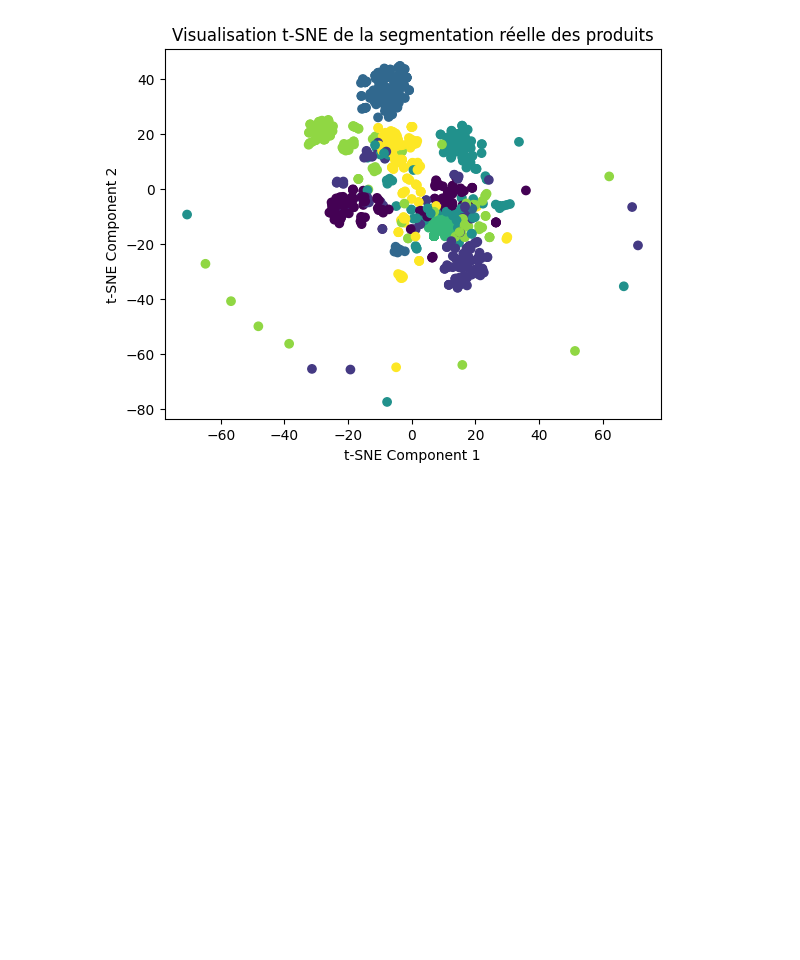
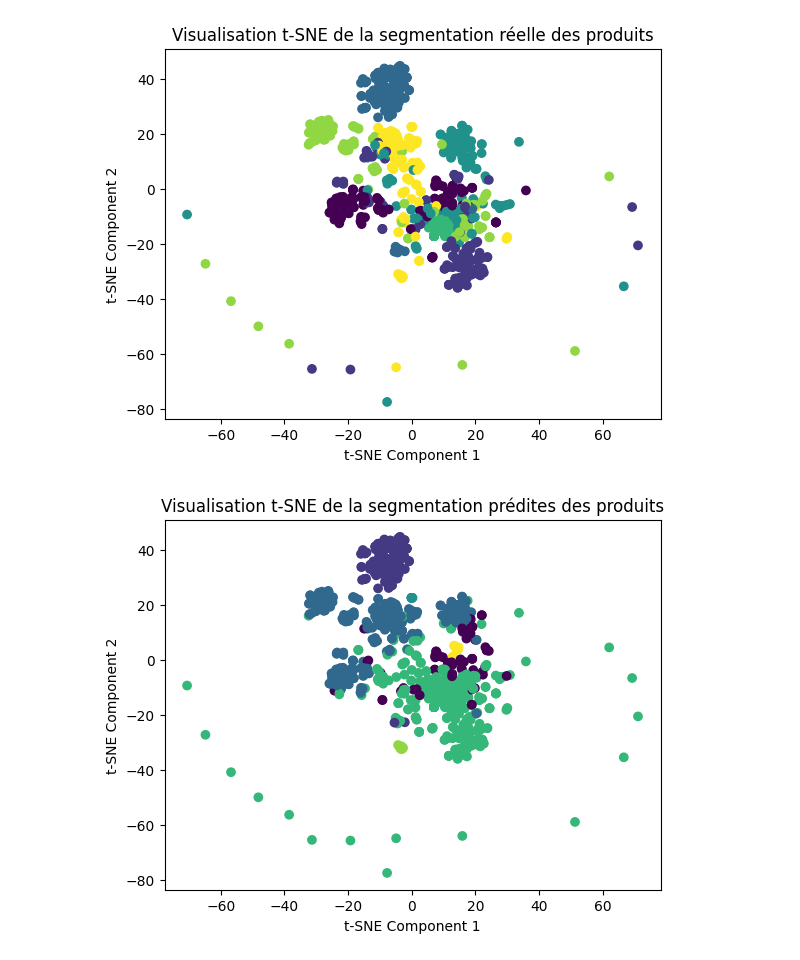
Before and after one commit to HaDock404/AutomatedClassification, a Jupyter notebook: Backup/2.bag_of_words.ipynb, the cells around one changed output. Drawn from its saved outputs; the diff is of its cells as text; code cells hidden in the pictures; blank space fills up the shorter version.

Commit message:
test tsne

```diff
--- a/Notebook/2.bag_of_words.ipynb
+++ b/Backup/2.bag_of_words.ipynb
@@ -144,16 +144,6 @@ df.loc[df['product_category_tree'] == 'Home Decor & Festive Needs', 'cluster'] =
 df.loc[df['product_category_tree'] == 'Kitchen & Dining'] = 4
 df.loc[df['product_category_tree'] == 'Beauty and Personal Care', 'cluster'] = 5
 df.loc[df['product_category_tree'] == 'Computers', 'cluster'] = 6
-# %%
-import pandas as pd
-
-# Création de données fictives
-data = {
-    'Description': ["Produit A de haute qualité", "Produit B abordable", "Produit C innovant", "Produit D classique", "Produit E premium"],
-    'Segmentation_Reelle': [1, 2, 1, 2, 1]  # Supposons deux segments
-}
-
-df = pd.DataFrame(data)
 # %%
 from sklearn.feature_extraction.text import CountVectorizer
 
@@ -189,3 +179,11 @@ plt.title('Visualisation t-SNE de la segmentation réelle des produits')
 plt.show()
 # %% [output]
 [figure]
+# %%
+plt.scatter(df['tsne_1'], df['tsne_2'], c=df['Segmentation_Predite'], cmap='viridis')
+plt.xlabel('t-SNE Component 1')
+plt.ylabel('t-SNE Component 2')
+plt.title('Visualisation t-SNE de la segmentation prédites des produits')
+plt.show()
+# %% [output]
+[figure, added]
```
Also changed, not shown: 8 other files.
